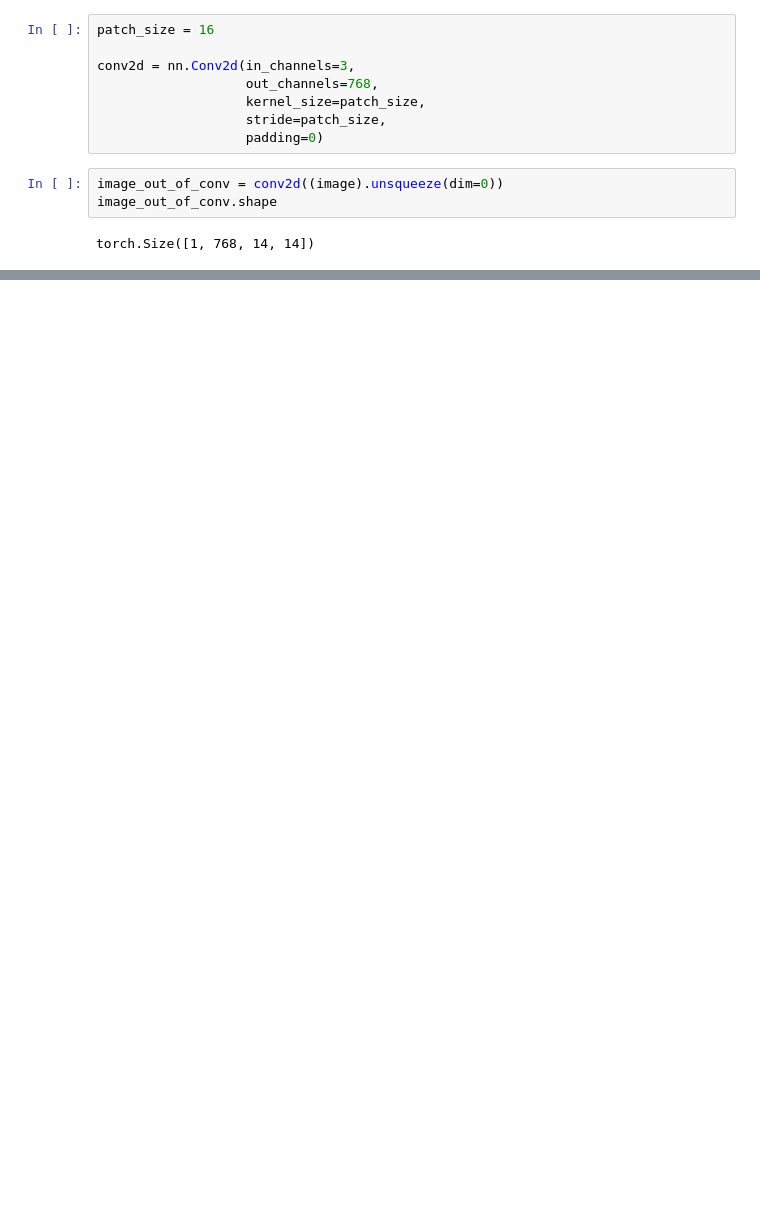
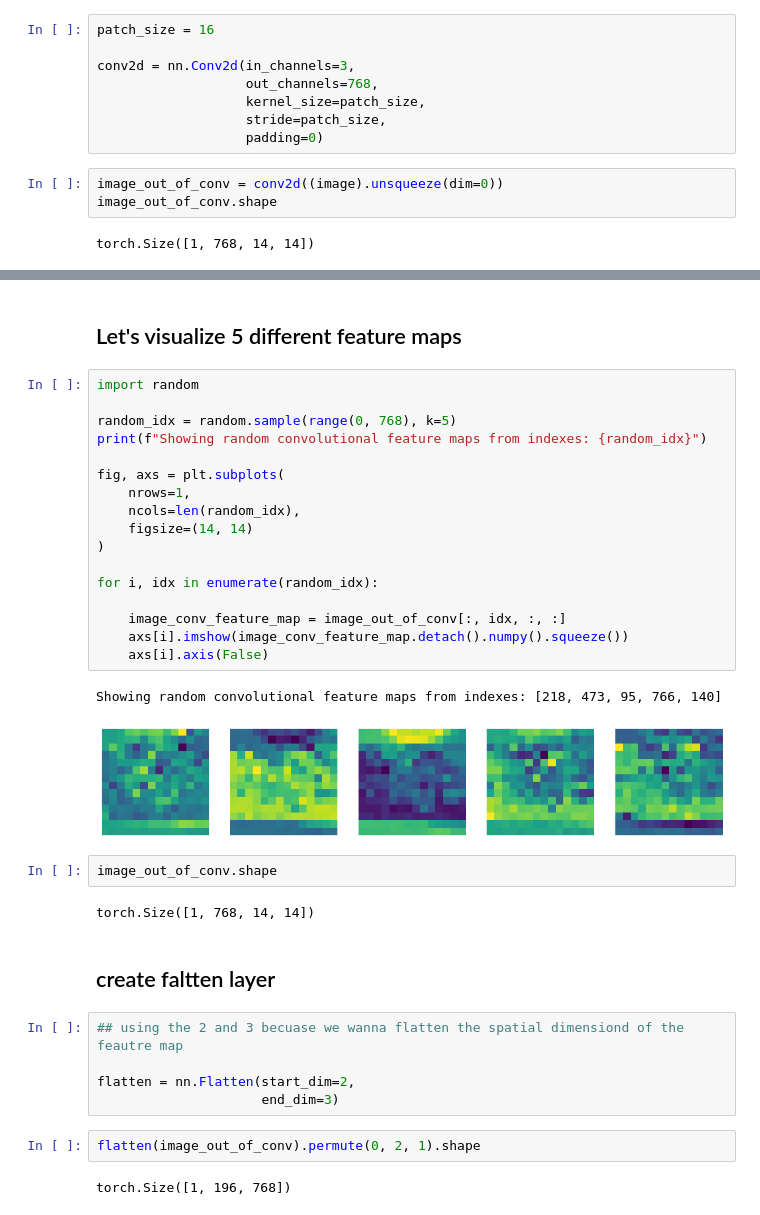
Before and after one commit to MuhammadAbuBakarQureshi/Machine-Learning, a Jupyter notebook: PyTorch/14-Transformers-Replicating-Paper.ipynb, the cells around one changed output, grey strips where cells are left out. Cells and saved outputs as stored; diff of their text form; blank space fills up the shorter version.

```diff
--- a/PyTorch/14-Transformers-Replicating-Paper.ipynb
+++ b/PyTorch/14-Transformers-Replicating-Paper.ipynb
@@ -192,0 +200,37 @@ torch.Size([1, 768, 14, 14])
+# %% [markdown]
+## Let's visualize 5 different feature maps
+# %%
+import random
+
+random_idx = random.sample(range(0, 768), k=5)
+print(f"Showing random convolutional feature maps from indexes: {random_idx}")
+
+fig, axs = plt.subplots(
+    nrows=1,
+    ncols=len(random_idx),
+    figsize=(14, 14)
+)
+
+for i, idx in enumerate(random_idx):
+
+    image_conv_feature_map = image_out_of_conv[:, idx, :, :]
+    axs[i].imshow(image_conv_feature_map.detach().numpy().squeeze())
+    axs[i].axis(False)
+# %% [output]
+Showing random convolutional feature maps from indexes: [218, 473, 95, 766, 140]
+[figure, added]
+# %%
+image_out_of_conv.shape
+# %% [output]
+torch.Size([1, 768, 14, 14])
+# %% [markdown]
+## create faltten layer
+# %%
+## using the 2 and 3 becuase we wanna flatten the spatial dimensiond of the feautre map
+
+flatten = nn.Flatten(start_dim=2,
+                     end_dim=3)
+# %%
+flatten(image_out_of_conv).permute(0, 2, 1).shape
+# %% [output]
+torch.Size([1, 196, 768])
```
Also changed, not shown: parts of 13 cells of this notebook.
